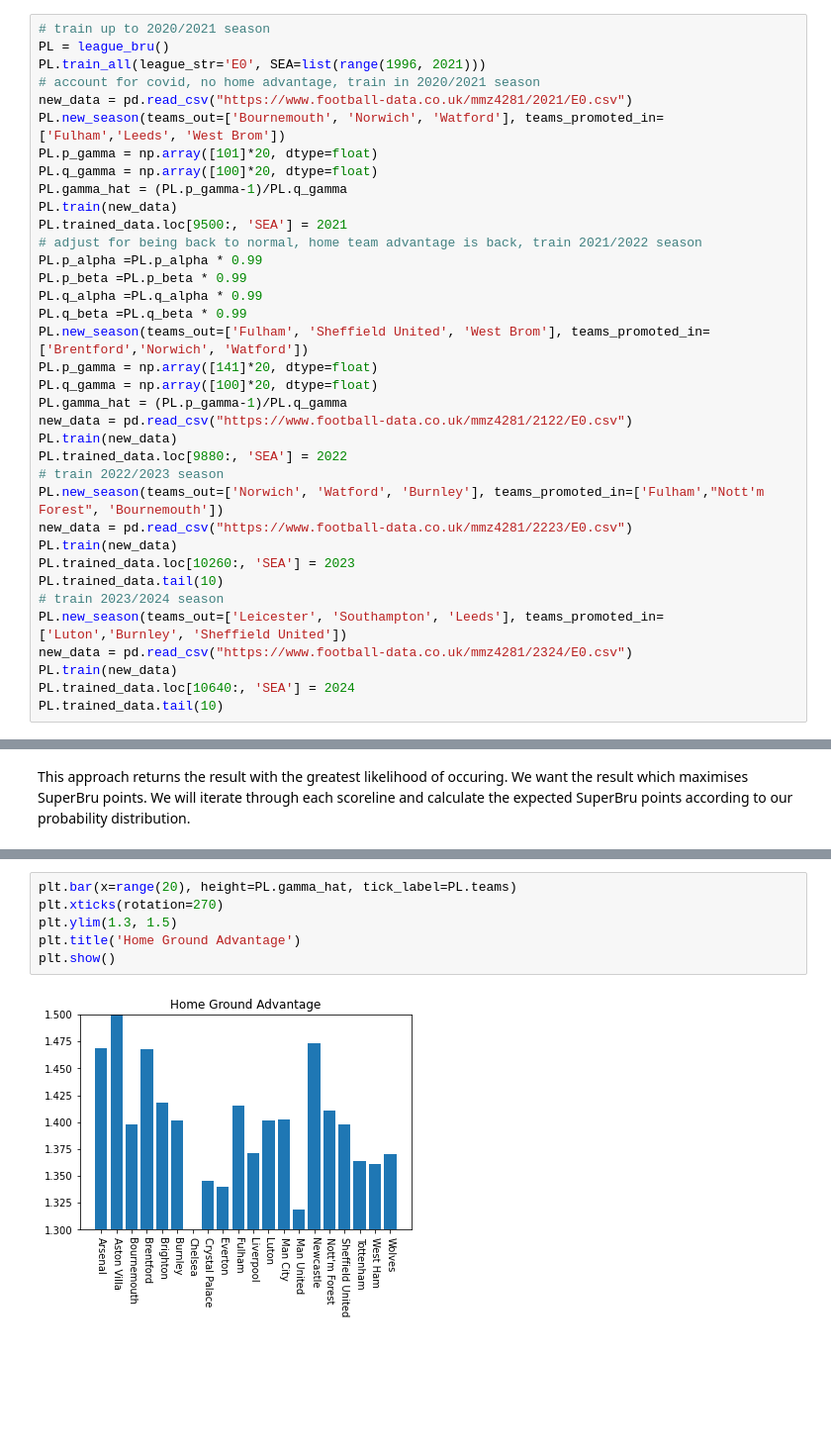
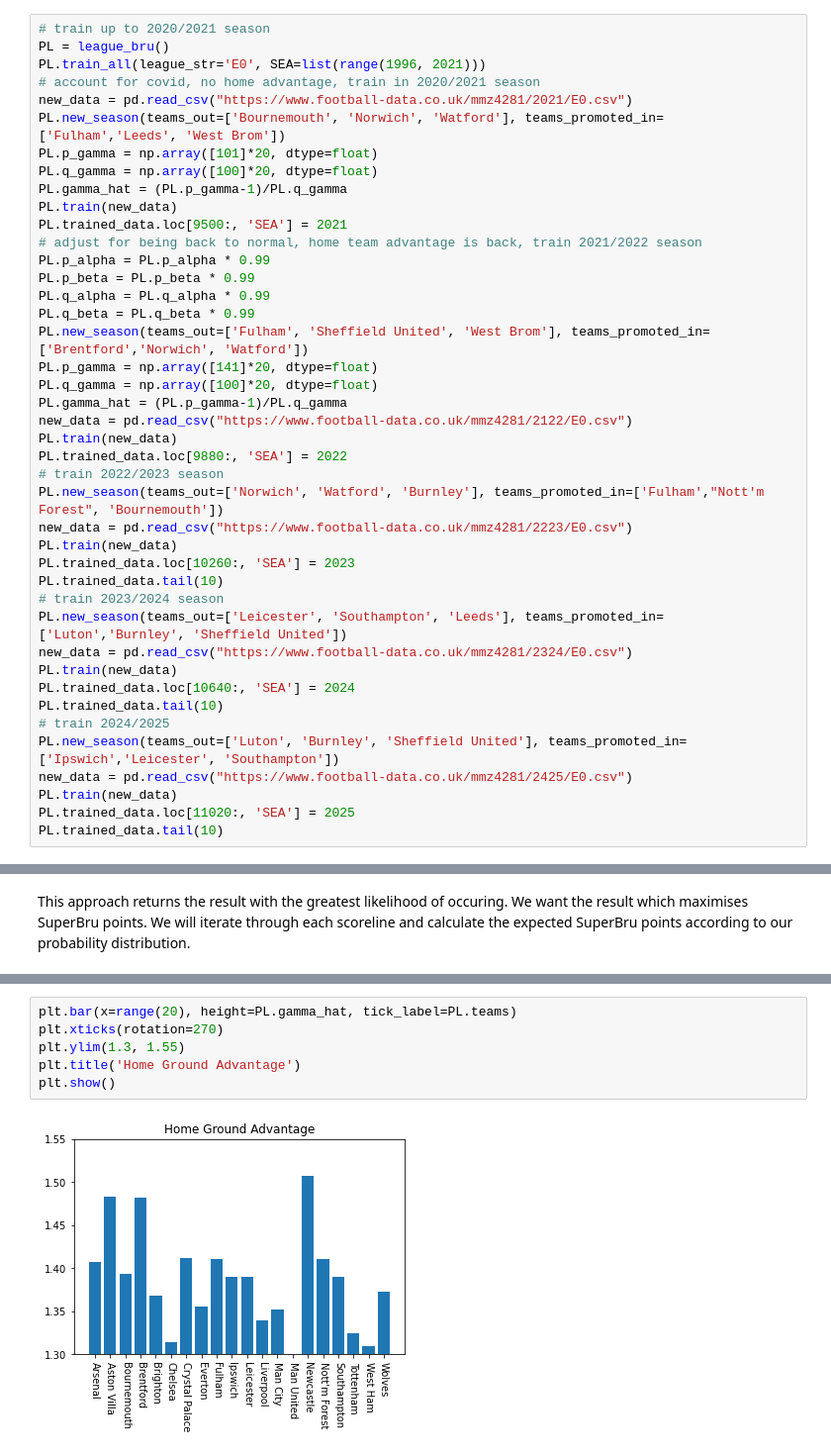
Before and after one commit to DanScreen/football_modelling, a Jupyter notebook: Superbru.ipynb, the cells around one changed output, grey strips where cells are left out. Shown: that part at 99% size. Drawn from its saved outputs; the diff is of its cells as text; blank space fills up the shorter version.

```diff
--- a/Superbru.ipynb
+++ b/Superbru.ipynb
@@ -364,10 +403,10 @@ PL.gamma_hat = (PL.p_gamma-1)/PL.q_gamma
 PL.train(new_data)
 PL.trained_data.loc[9500:, 'SEA'] = 2021
 # adjust for being back to normal, home team advantage is back, train 2021/2022 season
-PL.p_alpha =PL.p_alpha * 0.99
-PL.p_beta =PL.p_beta * 0.99
-PL.q_alpha =PL.q_alpha * 0.99
-PL.q_beta =PL.q_beta * 0.99
+PL.p_alpha = PL.p_alpha * 0.99
+PL.p_beta = PL.p_beta * 0.99
+PL.q_alpha = PL.q_alpha * 0.99
+PL.q_beta = PL.q_beta * 0.99
 PL.new_season(teams_out=['Fulham', 'Sheffield United', 'West Brom'], teams_promoted_in=['Brentford','Norwich', 'Watford'])
 PL.p_gamma = np.array([141]*20, dtype=float)
 PL.q_gamma = np.array([100]*20, dtype=float)
@@ -387,6 +426,12 @@ new_data = pd.read_csv("https://www.football-data.co.uk/mmz4281/2324/E0.csv")
 PL.train(new_data)
 PL.trained_data.loc[10640:, 'SEA'] = 2024
 PL.trained_data.tail(10)
+# train 2024/2025
+PL.new_season(teams_out=['Luton', 'Burnley', 'Sheffield United'], teams_promoted_in=['Ipswich','Leicester', 'Southampton'])
+new_data = pd.read_csv("https://www.football-data.co.uk/mmz4281/2425/E0.csv")
+PL.train(new_data)
+PL.trained_data.loc[11020:, 'SEA'] = 2025
+PL.trained_data.tail(10)
 # %% [output]
 Training Complete
 |  | SEA | Div | Date | HomeTeam | AwayTeam | FTHG | FTAG | FTR | BS | PHome | ... | ... |
@@ -503,11 +530,11 @@ plt.show()
 # %%
 plt.bar(x=range(20), height=PL.gamma_hat, tick_label=PL.teams)
 plt.xticks(rotation=270)
-plt.ylim(1.3, 1.5)
+plt.ylim(1.3, 1.55)
 plt.title('Home Ground Advantage')
 plt.show()
 # %% [output]
-[figure, old version]
+[figure, new version]
 # %%
 points_matrix = get_points_matrix(1, 1)
 plt.imshow(points_matrix, cmap='hot')
```
Also changed, not shown: parts of 14 cells of this notebook, 7 other files.
